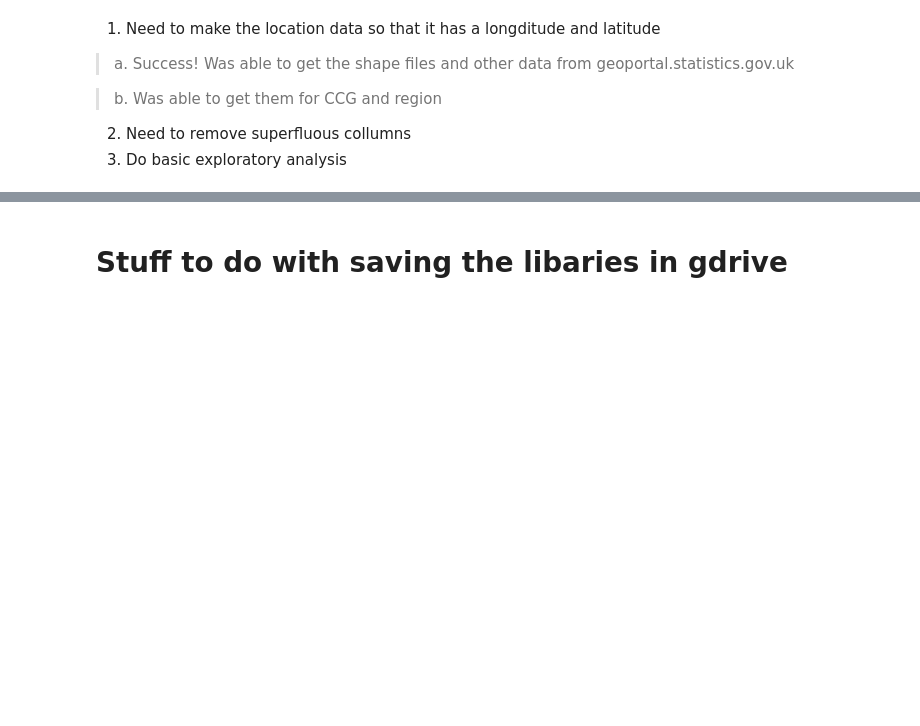
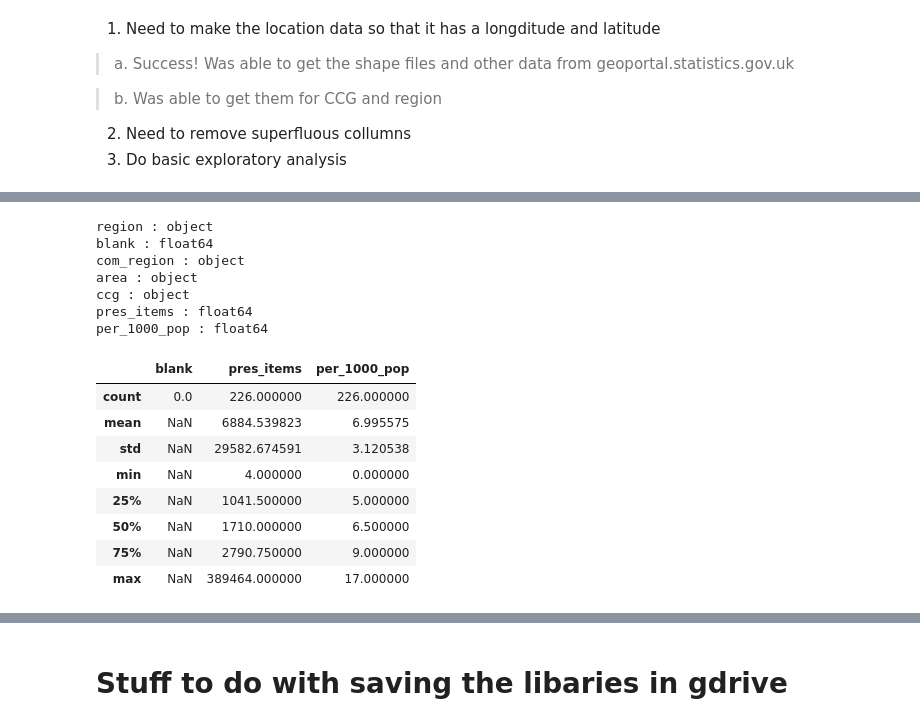
Before and after one commit to EnglishDevil/Mapthing, a Jupyter notebook: Map_of_Obesity_Yorkshire.ipynb, the cells around one changed output, grey strips where cells are left out. Drawn from its saved outputs; the diff is of its cells as text; code cells hidden in the pictures; blank space fills up the shorter version.

```diff
--- a/Map_of_Obesity_Yorkshire.ipynb
+++ b/Map_of_Obesity_Yorkshire.ipynb
@@ -115,0 +163,30 @@ df.head()
+# %%
+#Basic Analysis
+#Length of the dataframe
+len(cdf)
+
+#what datatypes in each column
+for col in cdf.columns:
+  print('{0} : {1}' .format(col, cdf[col].dtype))
+
+#basic stats
+cdf.describe()
+
+#All good! Next step
+# %% [output]
+region : object
+blank : float64
+com_region : object
+area : object
+ccg : object
+pres_items : float64
+per_1000_pop : float64
+|  | blank | pres_items | per_1000_pop |
+| count | 0.0 | 226.000000 | 226.000000 |
+| mean | NaN | 6884.539823 | 6.995575 |
+| std | NaN | 29582.674591 | 3.120538 |
+| min | NaN | 4.000000 | 0.000000 |
+| 25% | NaN | 1041.500000 | 5.000000 |
+| 50% | NaN | 1710.000000 | 6.500000 |
+| 75% | NaN | 2790.750000 | 9.000000 |
+| max | NaN | 389464.000000 | 17.000000 |
```
Also changed, not shown: parts of 7 cells of this notebook.
